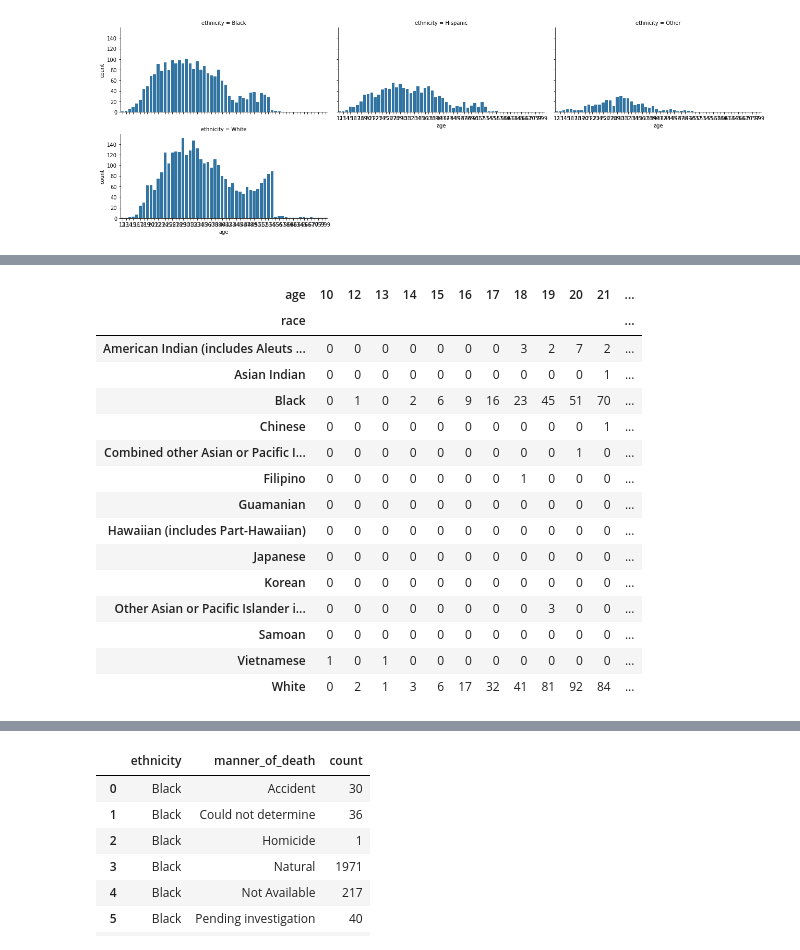
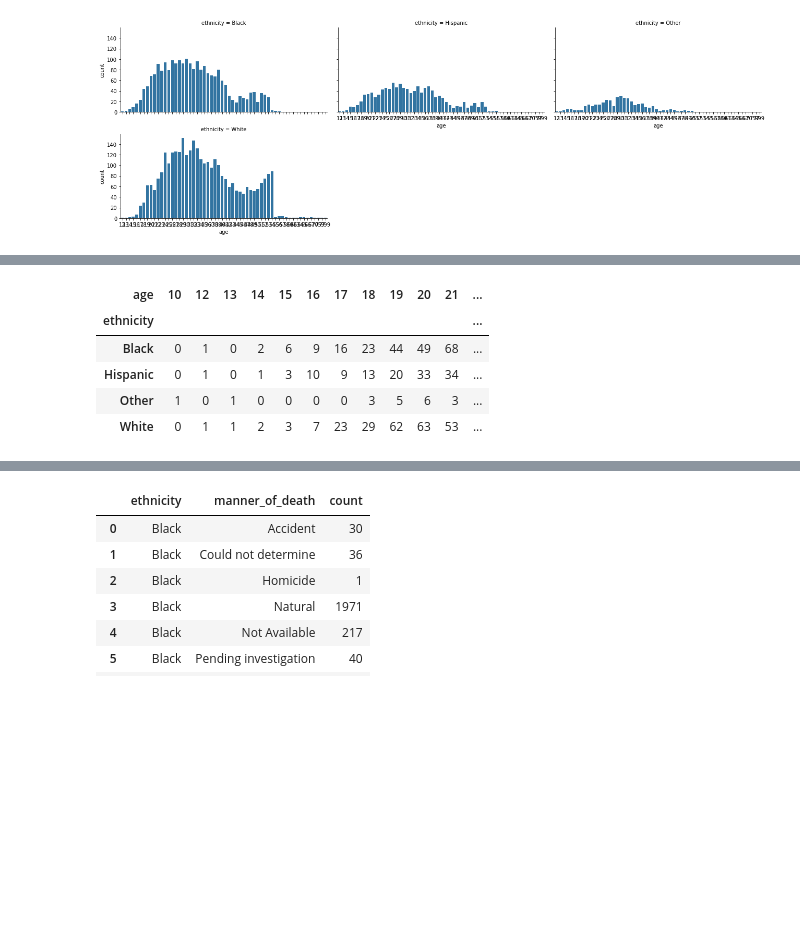
Before and after one commit to andrezafeu/maternal_mortality, a Jupyter notebook: EDA.ipynb, the cells around one changed output, grey strips where cells are left out. Saved outputs shown, nothing was run; the diff lists cells and outputs as text; code cells hidden in the pictures; blank space fills up the shorter version.

```diff
--- a/EDA.ipynb
+++ b/EDA.ipynb
@@ -704,24 +706,14 @@ plt.hist(df['ethnicity'], bins=9)
 [figure]
 # %%
-my_contingency_table = pd.crosstab(index = df['race'], columns = df["age"])
+my_contingency_table = pd.crosstab(index = df['ethnicity'], columns = df["age"])
 my_contingency_table
 # %% [output]
 | age | 10 | 12 | 13 | 14 | 15 | 16 | 17 | 18 | 19 | 20 | 21 | ... |
-| race |  |  |  |  |  |  |  |  |  |  |  | ... |
-| American Indian (includes Aleuts ... | 0 | 0 | 0 | 0 | 0 | 0 | 0 | 3 | 2 | 7 | 2 | ... |
-| Asian Indian | 0 | 0 | 0 | 0 | 0 | 0 | 0 | 0 | 0 | 0 | 1 | ... |
-| Black | 0 | 1 | 0 | 2 | 6 | 9 | 16 | 23 | 45 | 51 | 70 | ... |
-| Chinese | 0 | 0 | 0 | 0 | 0 | 0 | 0 | 0 | 0 | 0 | 1 | ... |
-| Combined other Asian or Pacific I... | 0 | 0 | 0 | 0 | 0 | 0 | 0 | 0 | 0 | 1 | 0 | ... |
-| Filipino | 0 | 0 | 0 | 0 | 0 | 0 | 0 | 1 | 0 | 0 | 0 | ... |
-| Guamanian | 0 | 0 | 0 | 0 | 0 | 0 | 0 | 0 | 0 | 0 | 0 | ... |
-| Hawaiian (includes Part-Hawaiian) | 0 | 0 | 0 | 0 | 0 | 0 | 0 | 0 | 0 | 0 | 0 | ... |
-| Japanese | 0 | 0 | 0 | 0 | 0 | 0 | 0 | 0 | 0 | 0 | 0 | ... |
-| Korean | 0 | 0 | 0 | 0 | 0 | 0 | 0 | 0 | 0 | 0 | 0 | ... |
-| Other Asian or Pacific Islander i... | 0 | 0 | 0 | 0 | 0 | 0 | 0 | 0 | 3 | 0 | 0 | ... |
-| Samoan | 0 | 0 | 0 | 0 | 0 | 0 | 0 | 0 | 0 | 0 | 0 | ... |
-| Vietnamese | 1 | 0 | 1 | 0 | 0 | 0 | 0 | 0 | 0 | 0 | 0 | ... |
-| White | 0 | 2 | 1 | 3 | 6 | 17 | 32 | 41 | 81 | 92 | 84 | ... |
+| ethnicity |  |  |  |  |  |  |  |  |  |  |  | ... |
+| Black | 0 | 1 | 0 | 2 | 6 | 9 | 16 | 23 | 44 | 49 | 68 | ... |
+| Hispanic | 0 | 1 | 0 | 1 | 3 | 10 | 9 | 13 | 20 | 33 | 34 | ... |
+| Other | 1 | 0 | 1 | 0 | 0 | 0 | 0 | 3 | 5 | 6 | 3 | ... |
+| White | 0 | 1 | 1 | 2 | 3 | 7 | 23 | 29 | 62 | 63 | 53 | ... |
 # %%
 df.groupby(df['ethnicity']).size().plot.hist(
     title=f'Age by ethnicity from 2013 to 2015',
```
Also changed, not shown: parts of 38 cells of this notebook, 2 other files.
